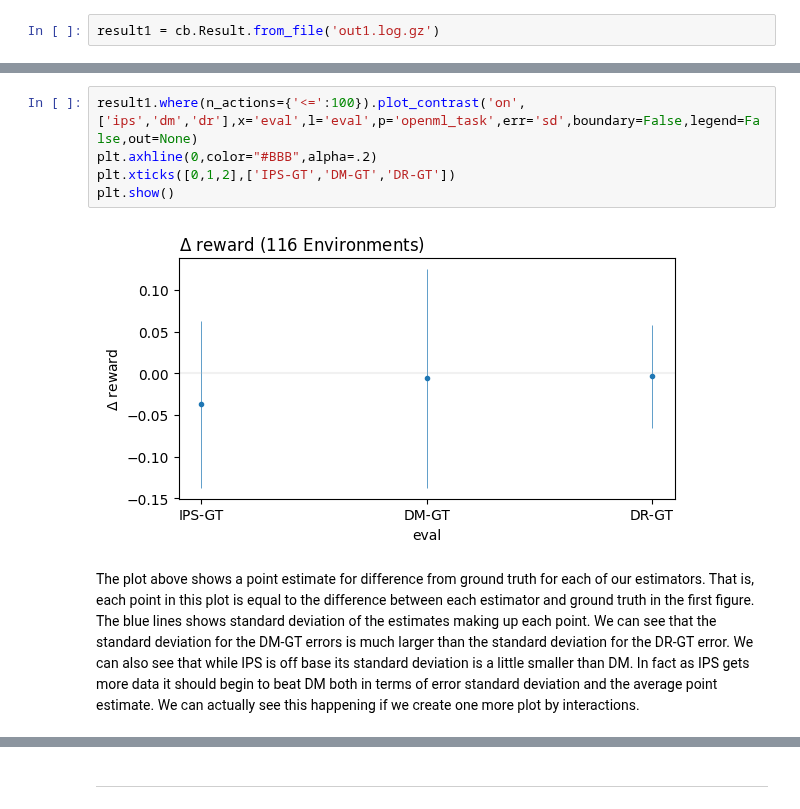
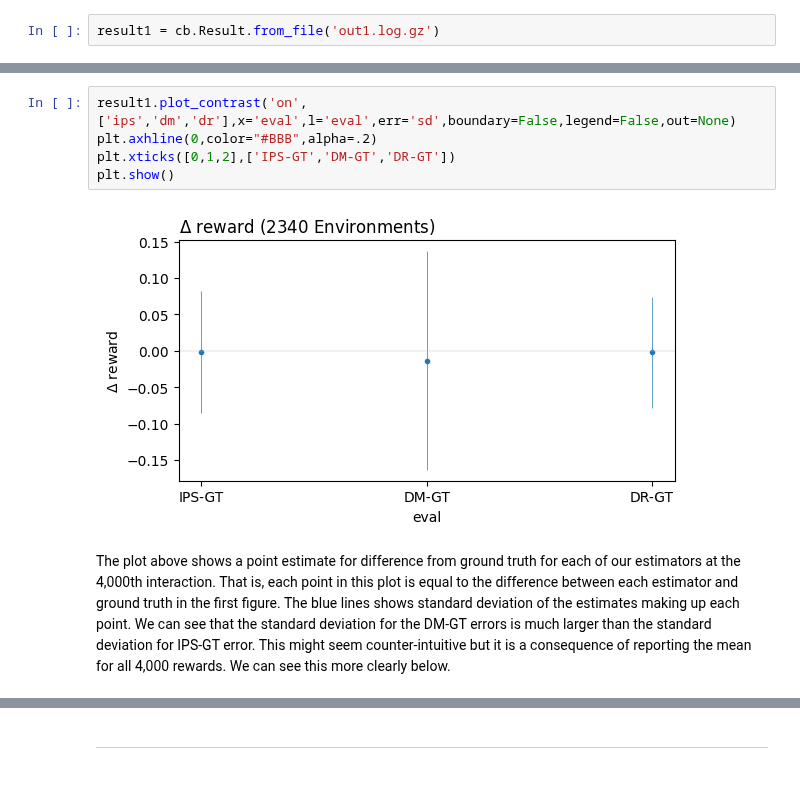
Before and after one commit to VowpalWabbit/coba, a Jupyter notebook: examples/notebooks/Logged Data.ipynb, the cells around one changed output, grey strips where cells are left out. Saved outputs shown, nothing was run; the diff lists cells and outputs as text; blank space fills up the shorter version.

```diff
--- a/examples/notebooks/Logged Data.ipynb
+++ b/examples/notebooks/Logged Data.ipynb
@@ -67,9 +77,9 @@ The plot above shows the difference between the DM and DR estimator relative to
-# %%
-result1.where(n_actions={'<=':100}).plot_contrast('on',['ips','dm','dr'],x='eval',l='eval',p='openml_task',err='sd',boundary=False,legend=False,out=None)
-plt.axhline(0,color="#BBB",alpha=.2)
-plt.xticks([0,1,2],['IPS-GT','DM-GT','DR-GT'])
-plt.show()
-# %% [output]
-[figure, removed]
+# %%
+result1.plot_contrast('on',['ips','dm','dr'],x='eval',l='eval',err='sd',boundary=False,legend=False,out=None)
+plt.axhline(0,color="#BBB",alpha=.2)
+plt.xticks([0,1,2],['IPS-GT','DM-GT','DR-GT'])
+plt.show()
+# %% [output]
+[figure, added]
 # %% [markdown]
-The plot above shows a point estimate for difference from ground truth for each of our estimators. That is, each point in this plot is equal to the difference between each estimator and ground truth in the first figure. The blue lines shows standard deviation of the estimates making up each point. We can see that the standard deviation for the DM-GT errors is much larger than the standard deviation for the DR-GT error. We can also see that while IPS is off base its standard deviation is a little smaller than DM. In fact as IPS gets more data it should begin to beat DM both in terms of error standard deviation and the average point estimate. We can actually see this happening if we create one more plot by interactions.
+The plot above shows a point estimate for difference from ground truth for each of our estimators at the 4,000th interaction. That is, each point in this plot is equal to the difference between each estimator and ground truth in the first figure. The blue lines shows standard deviation of the estimates making up each point. We can see that the standard deviation for the DM-GT errors is much larger than the standard deviation for IPS-GT error. This might seem counter-intuitive but it is a consequence of reporting the mean for all 4,000 rewards. We can see this more clearly below.
```
Also changed, not shown: parts of 11 cells of this notebook, 4 other files.
